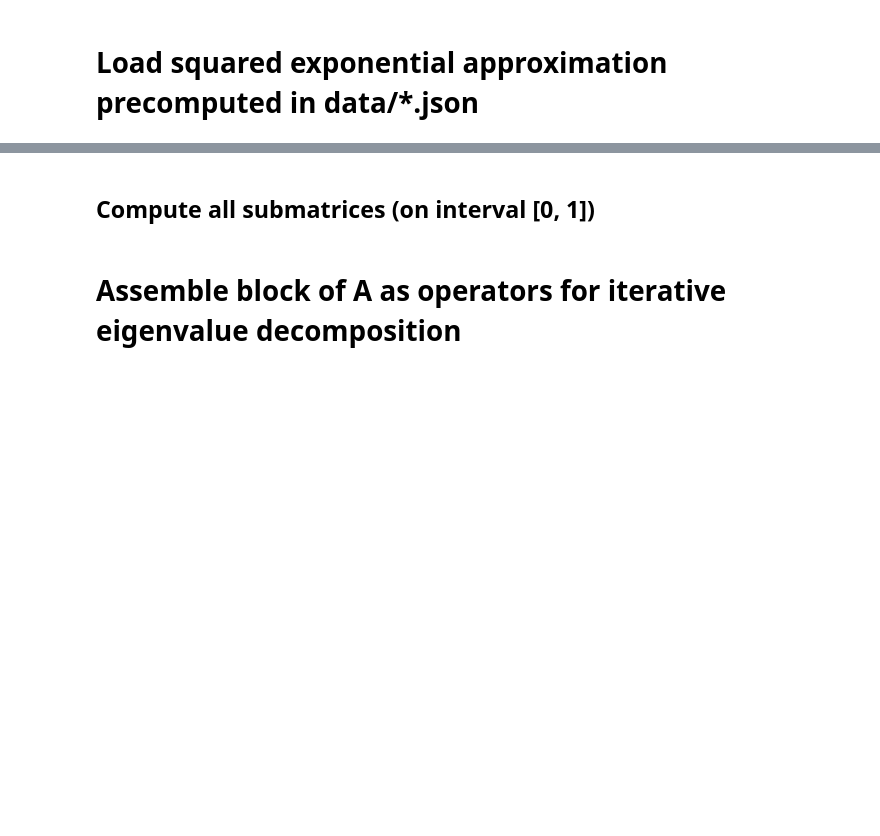
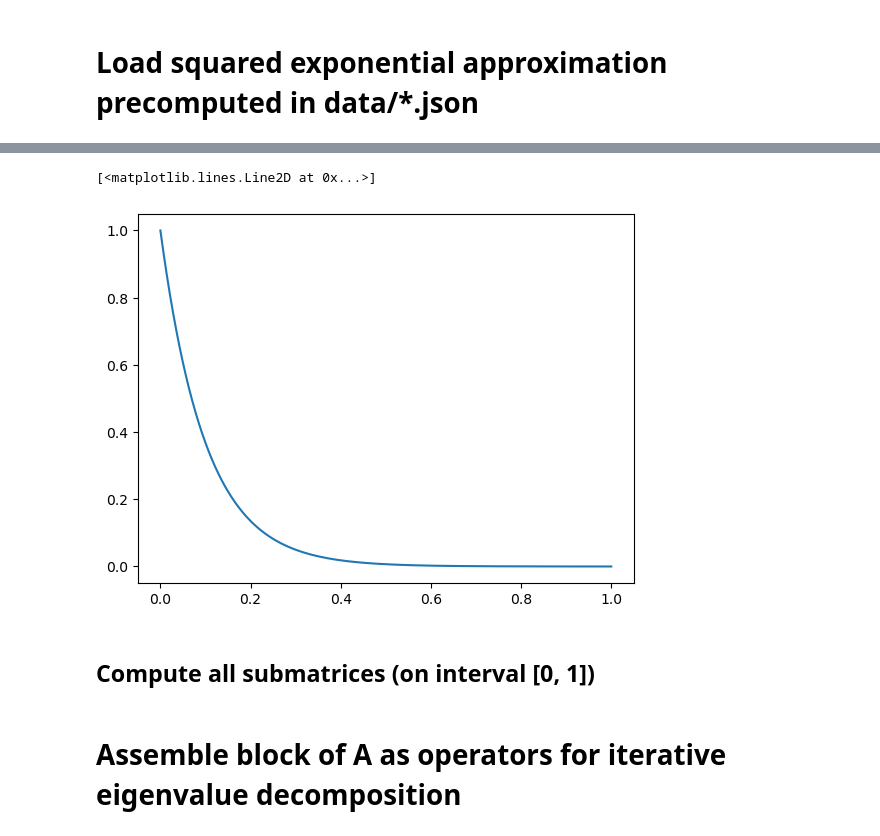
Before and after one commit to Beremi/KL_decomposition, a Jupyter notebook: kl_decomposition.ipynb, the cells around one changed output, grey strips where cells are left out. Saved outputs shown, nothing was run; the diff lists cells and outputs as text; code cells hidden in the pictures; blank space fills up the shorter version.

```diff
--- a/kl_decomposition.ipynb
+++ b/kl_decomposition.ipynb
@@ -19,2 +19,23 @@ decomp_size = 16
 a_coeff = squared_approx[str(decomp_size)]['a']
 b_coeff = np.exp(squared_approx[str(decomp_size)]['b'])
+# %%
+from kl_decomposition import kernel_fit, orthopoly
+import numpy as np
+import matplotlib.pyplot as plt
+
+x, w = orthopoly.gauss_legendre_rule_multilevel(0.0, 1.0, 100, L=5, ratio=0.2)
+
+
+def target_function(x): return np.exp(-10*x)
+
+
+target_exp = target_function(x)
+obj, grad, hess = kernel_fit.build_se_obj_grad_hess(x, w, target_exp)
+exp_all_a, exp_all_b, exp_all_vals = kernel_fit.square_exp_approximations_newton(
+    max_terms=5, precision=1e-6,
+    x=x, w=w, target=target_exp,
+    obj=obj, grad=grad, hess=hess, verbose=True)
+
+a_coeff = exp_all_a[-1]
+b_coeff = np.exp(exp_all_b[-1])
+print(f"Final a_coeff: {a_coeff}, b_coeff: {b_coeff}")
@@ -21,3 +50,8 @@ b_coeff = np.exp(squared_approx[str(decomp_size)]['b'])
+# %%
+plt.plot(x, target_exp, label='Target function')
+# %% [output]
+[<matplotlib.lines.Line2D at 0x...>]
+[figure, added]
 # %% [markdown]
 ## Compute all submatrices (on interval [0, 1])
 # %%
```
Also changed, not shown: parts of 27 cells of this notebook, 4 other files.
